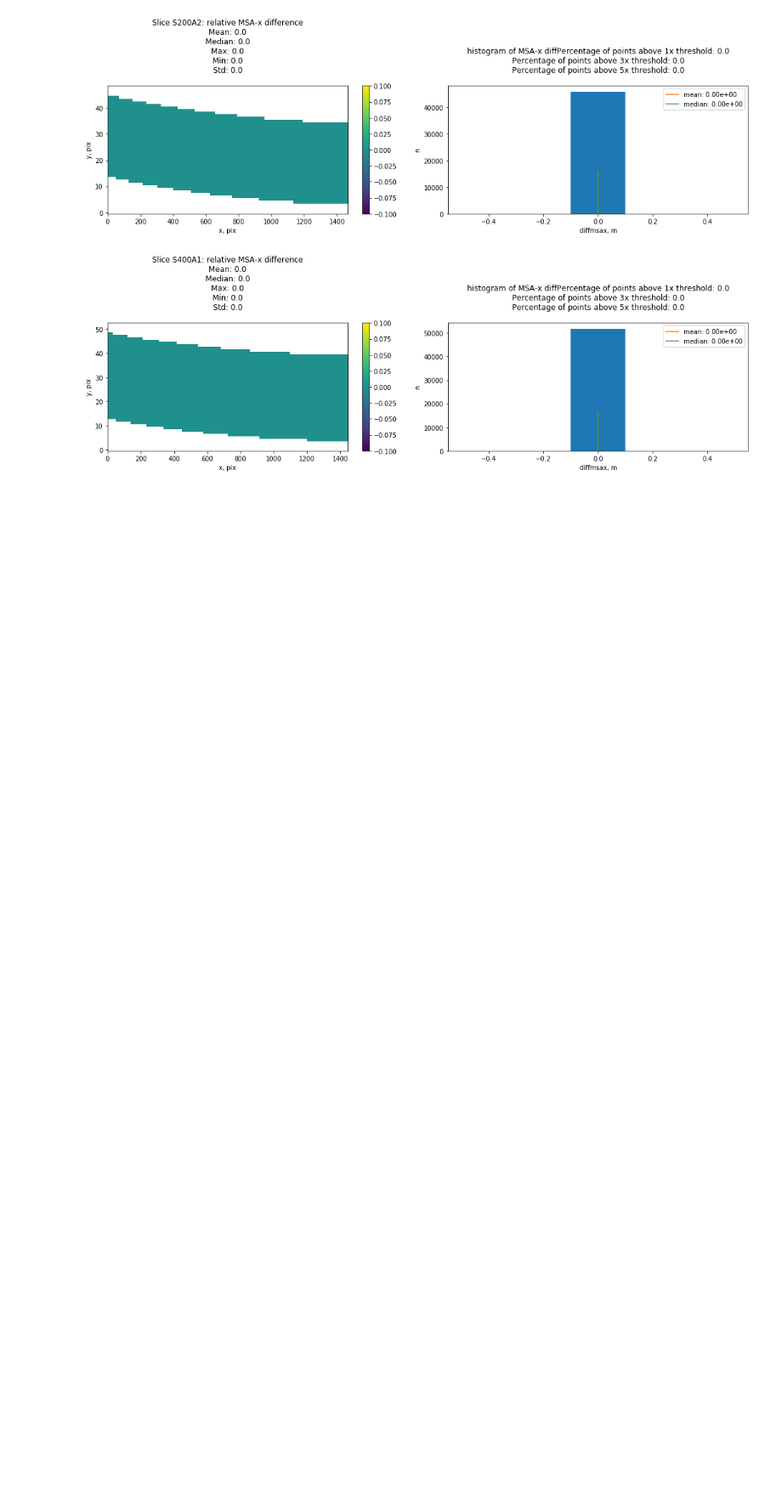
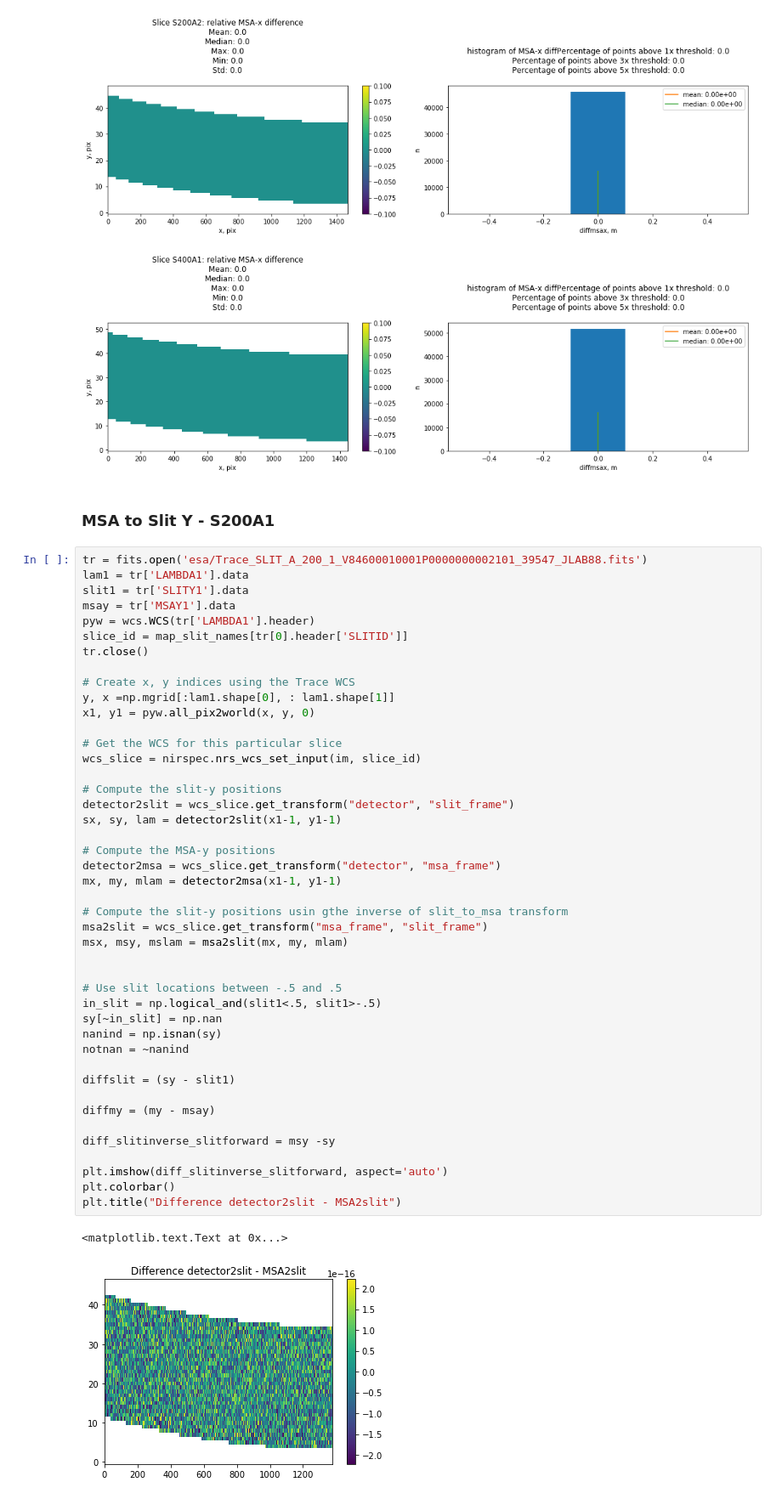
Before and after one commit to nden/nrs_testing, a Jupyter notebook: fs/NRS1_FS.ipynb, the cells around one changed output. Shown at 85% size. Cells and saved outputs as stored; diff of their text form; blank space fills up the shorter version.

```diff
--- a/fs/NRS1_FS.ipynb
+++ b/fs/NRS1_FS.ipynb
@@ -438,3 +438,52 @@ for trace in esa:
 [figure]
 [figure]
 [figure]
+# %% [markdown]
+### MSA to Slit Y - S200A1
+# %%
+tr = fits.open('esa/Trace_SLIT_A_200_1_V84600010001P0000000002101_39547_JLAB88.fits')
+lam1 = tr['LAMBDA1'].data
+slit1 = tr['SLITY1'].data
+msay = tr['MSAY1'].data
+pyw = wcs.WCS(tr['LAMBDA1'].header)
+slice_id = map_slit_names[tr[0].header['SLITID']]
+tr.close()
+
+# Create x, y indices using the Trace WCS
+y, x =np.mgrid[:lam1.shape[0], : lam1.shape[1]]
+x1, y1 = pyw.all_pix2world(x, y, 0)
+
+# Get the WCS for this particular slice
+wcs_slice = nirspec.nrs_wcs_set_input(im, slice_id)
+
+# Compute the slit-y positions
+detector2slit = wcs_slice.get_transform("detector", "slit_frame")
+sx, sy, lam = detector2slit(x1-1, y1-1)
+
+# Compute the MSA-y positions
+detector2msa = wcs_slice.get_transform("detector", "msa_frame")
+mx, my, mlam = detector2msa(x1-1, y1-1)
+
+# Compute the slit-y positions usin gthe inverse of slit_to_msa transform
+msa2slit = wcs_slice.get_transform("msa_frame", "slit_frame")
+msx, msy, mslam = msa2slit(mx, my, mlam)
+
+
+# Use slit locations between -.5 and .5
+in_slit = np.logical_and(slit1<.5, slit1>-.5)
+sy[~in_slit] = np.nan
+nanind = np.isnan(sy)
+notnan = ~nanind
+
+diffslit = (sy - slit1)
+
+diffmy = (my - msay)
+
+diff_slitinverse_slitforward = msy -sy
+
+plt.imshow(diff_slitinverse_slitforward, aspect='auto')
+plt.colorbar()
+plt.title("Difference detector2slit - MSA2slit")
+# %% [output]
+<matplotlib.text.Text at 0x...>
+[figure, added]
```
Also changed, not shown: parts of 5 cells of this notebook, 2 other files.
